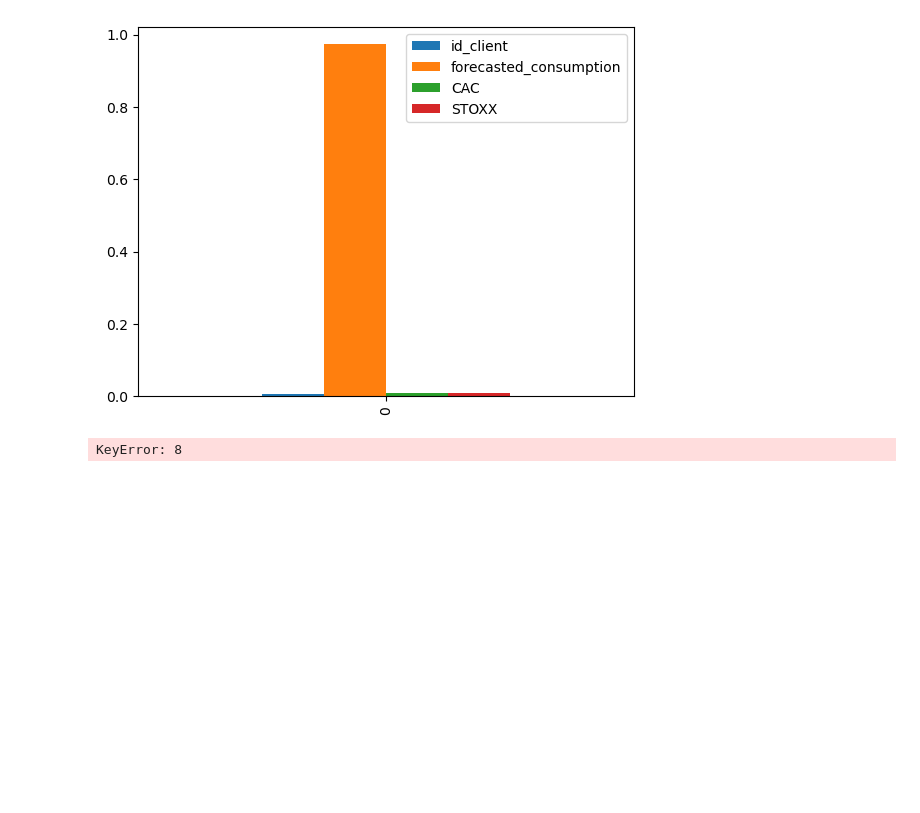
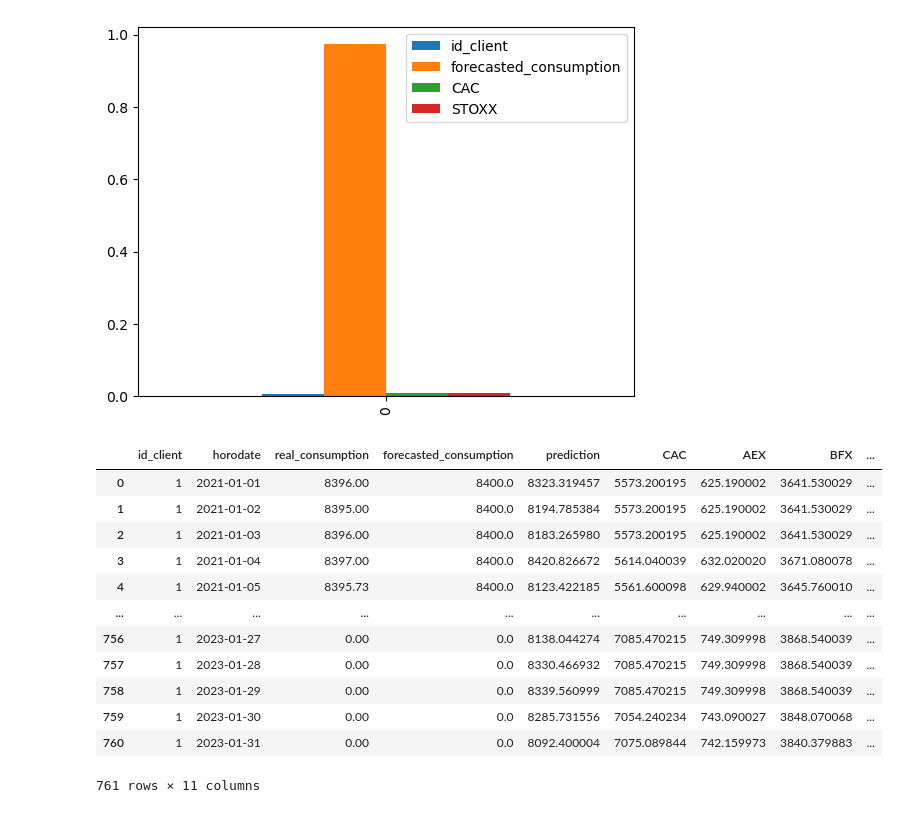
Before and after one commit to Damidoum/predictionClient, a Jupyter notebook: Notebooks/Variation train set .ipynb, the cells around one changed output. Saved outputs shown, nothing was run; the diff lists cells and outputs as text; code cells hidden in the pictures; blank space fills up the shorter version.

```diff
--- a/Notebooks/Variation train set .ipynb
+++ b/Notebooks/Variation train set .ipynb
@@ -174,6 +175,20 @@ feature_importance.plot.bar();
 # %% [output]
 [figure]
 # %%
-clients = group_by_clients(data)
+clients = [data.groupby("id_client").get_group(i) for i in data["id_client"].unique()]
-# %% [output]
-KeyError: 8
+# %%
+clients[0]
+# %% [output]
+|  | id_client | horodate | real_consumption | forecasted_consumption | prediction | CAC | AEX | BFX | ... |
+| 0 | 1 | 2021-01-01 | 8396.00 | 8400.0 | 8323.319457 | 5573.200195 | 625.190002 | 3641.530029 | ... |
+| 1 | 1 | 2021-01-02 | 8395.00 | 8400.0 | 8194.785384 | 5573.200195 | 625.190002 | 3641.530029 | ... |
+| 2 | 1 | 2021-01-03 | 8396.00 | 8400.0 | 8183.265980 | 5573.200195 | 625.190002 | 3641.530029 | ... |
+| 3 | 1 | 2021-01-04 | 8397.00 | 8400.0 | 8420.826672 | 5614.040039 | 632.020020 | 3671.080078 | ... |
+| 4 | 1 | 2021-01-05 | 8395.73 | 8400.0 | 8123.422185 | 5561.600098 | 629.940002 | 3645.760010 | ... |
+| ... | ... | ... | ... | ... | ... | ... | ... | ... | ... |
+| 756 | 1 | 2023-01-27 | 0.00 | 0.0 | 8138.044274 | 7085.470215 | 749.309998 | 3868.540039 | ... |
+| 757 | 1 | 2023-01-28 | 0.00 | 0.0 | 8330.466932 | 7085.470215 | 749.309998 | 3868.540039 | ... |
+| 758 | 1 | 2023-01-29 | 0.00 | 0.0 | 8339.560999 | 7085.470215 | 749.309998 | 3868.540039 | ... |
+| 759 | 1 | 2023-01-30 | 0.00 | 0.0 | 8285.731556 | 7054.240234 | 743.090027 | 3848.070068 | ... |
+| 760 | 1 | 2023-01-31 | 0.00 | 0.0 | 8092.400004 | 7075.089844 | 742.159973 | 3840.379883 | ... |
+761 rows × 11 columns
```
Also changed, not shown: parts of 8 cells of this notebook, 10 other files.
